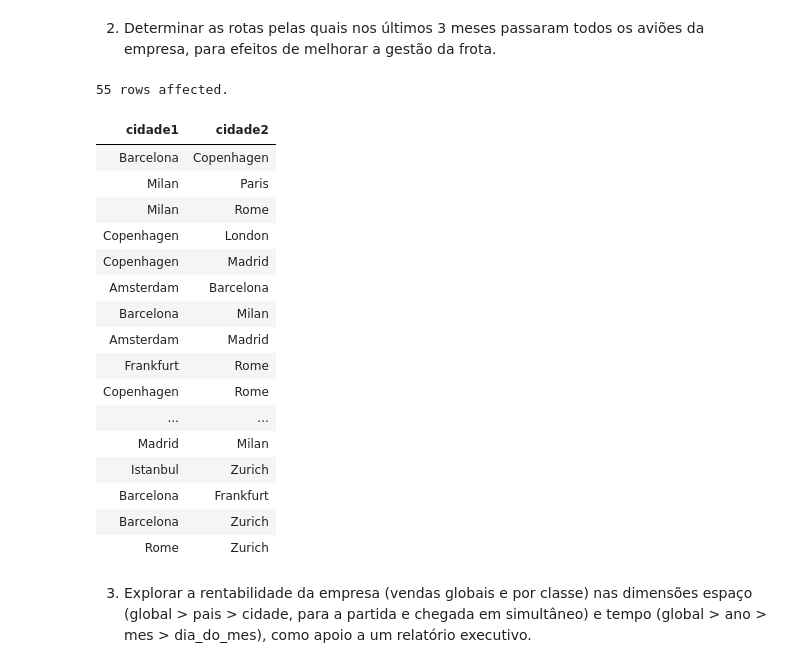
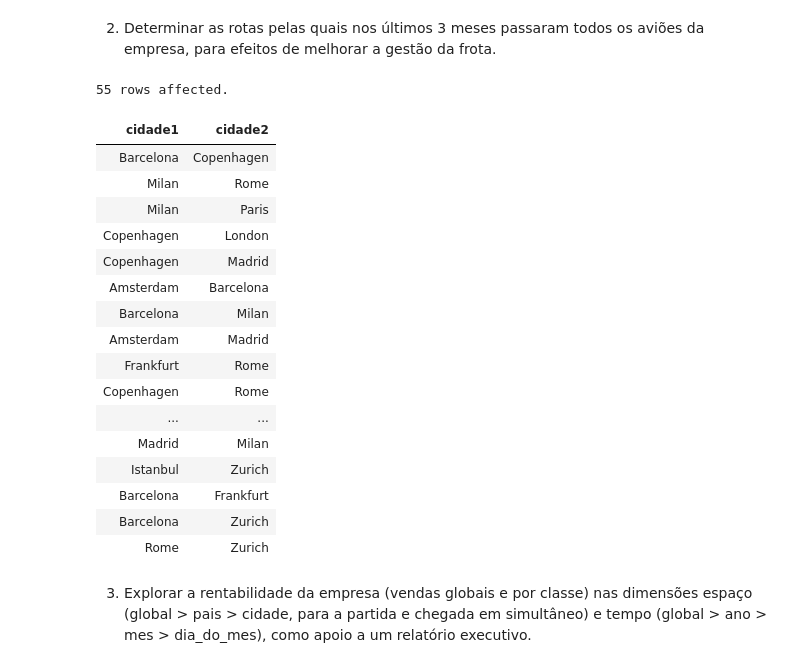
Before and after one commit to R-Camacho/airport-DB, a Jupyter notebook: data/E2-report.ipynb, the cells around one changed output. Cells and saved outputs as stored; diff of their text form; code cells hidden in the pictures.

```diff
--- a/data/E2-report.ipynb
+++ b/data/E2-report.ipynb
@@ -370,17 +370,17 @@ WHERE (passageiros_1c + passageiros_2c)::FLOAT / NULLIF(assentos_1c + assentos_2
 # %%
 %%sql
 -- SELECT ...
 SELECT DISTINCT
     LEAST(cidade_partida, cidade_chegada) AS cidade1,
     GREATEST(cidade_partida, cidade_chegada) AS cidade2
     FROM estatisticas_voos
-    WHERE hora_partida >= NOW() - INTERVAL '3 months';
+    WHERE hora_partida BETWEEN NOW() - INTERVAL '3 months' AND NOW();
 # %% [output]
 55 rows affected.
 | cidade1 | cidade2 |
 | Barcelona | Copenhagen |
+| Milan | Rome |
 | Milan | Paris |
-| Milan | Rome |
 | Copenhagen | London |
 | Copenhagen | Madrid |
 | Amsterdam | Barcelona |
```
Also changed, not shown: parts of 1 cell of this notebook.
